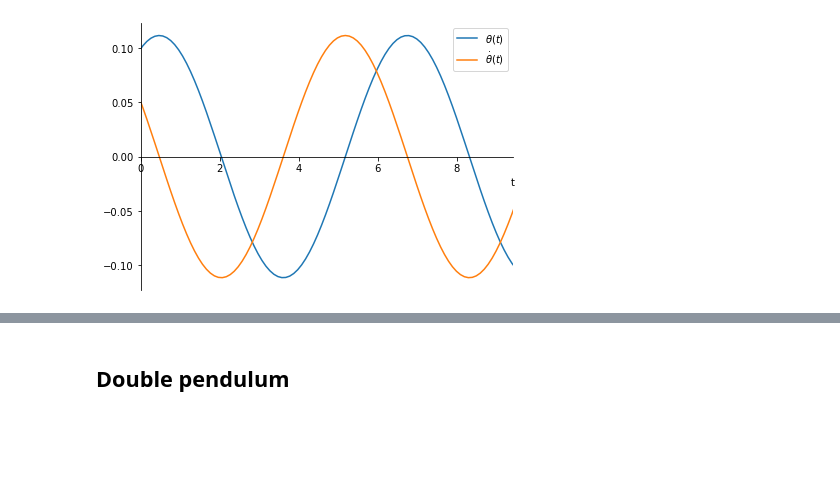
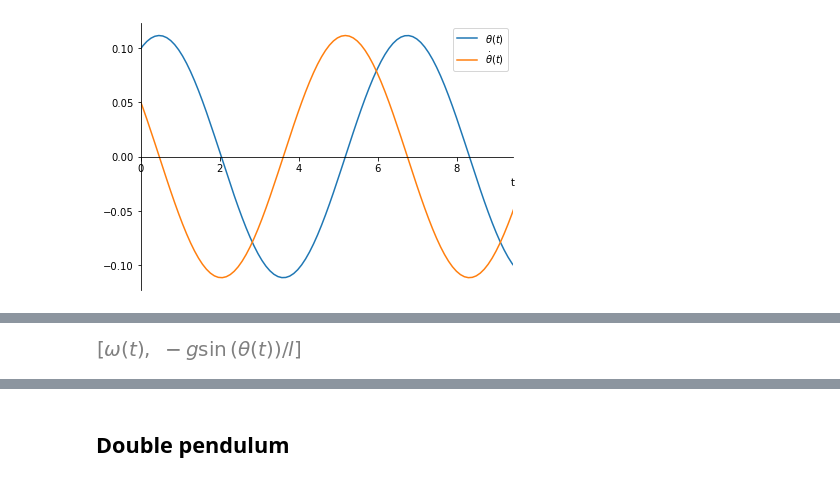
Before and after one commit to gjbex/Scientific-Python, a Jupyter notebook: source-code/sympy/pendulums.ipynb, the cells around one changed output, grey strips where cells are left out. Saved outputs shown, nothing was run; the diff lists cells and outputs as text; code cells hidden in the pictures; blank space fills up the shorter version.

```diff
--- a/source-code/sympy/pendulums.ipynb
+++ b/source-code/sympy/pendulums.ipynb
@@ -158,0 +171,8 @@ plot.show()
+# %%
+omega = symbols(r'\omega', cls=sympy.Function)
+omega = omega(t)
+# %%
+eqs_rhs = [omega, rhs]
+eqs_rhs
+# %% [output]
+[figure, added]
```
Also changed, not shown: parts of 25 cells of this notebook.
